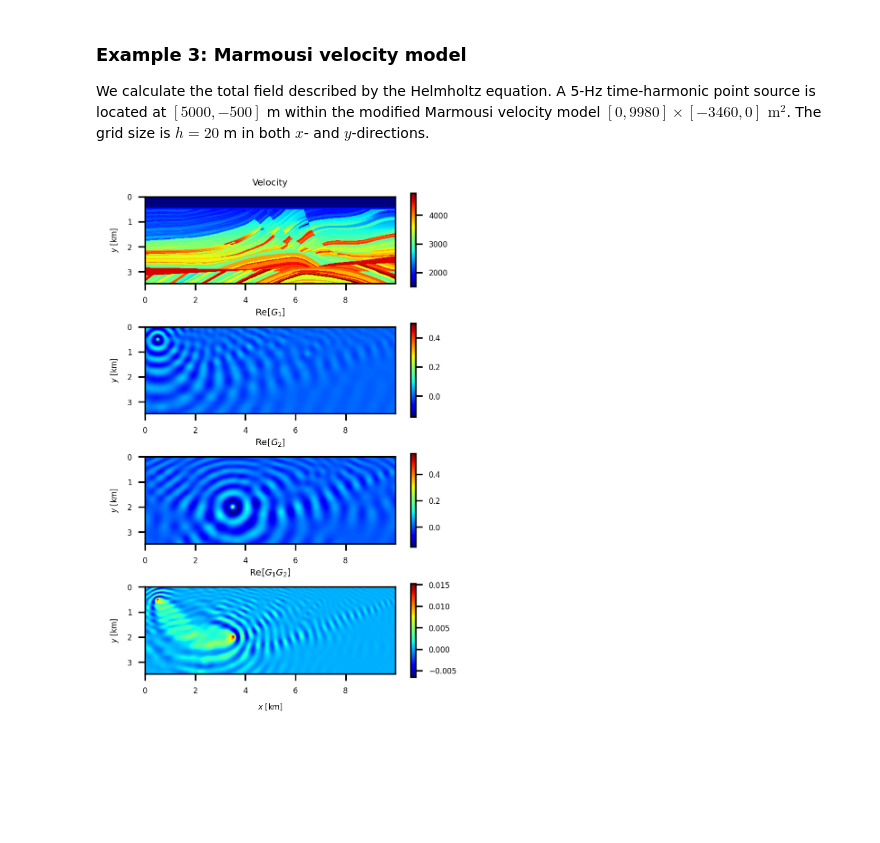
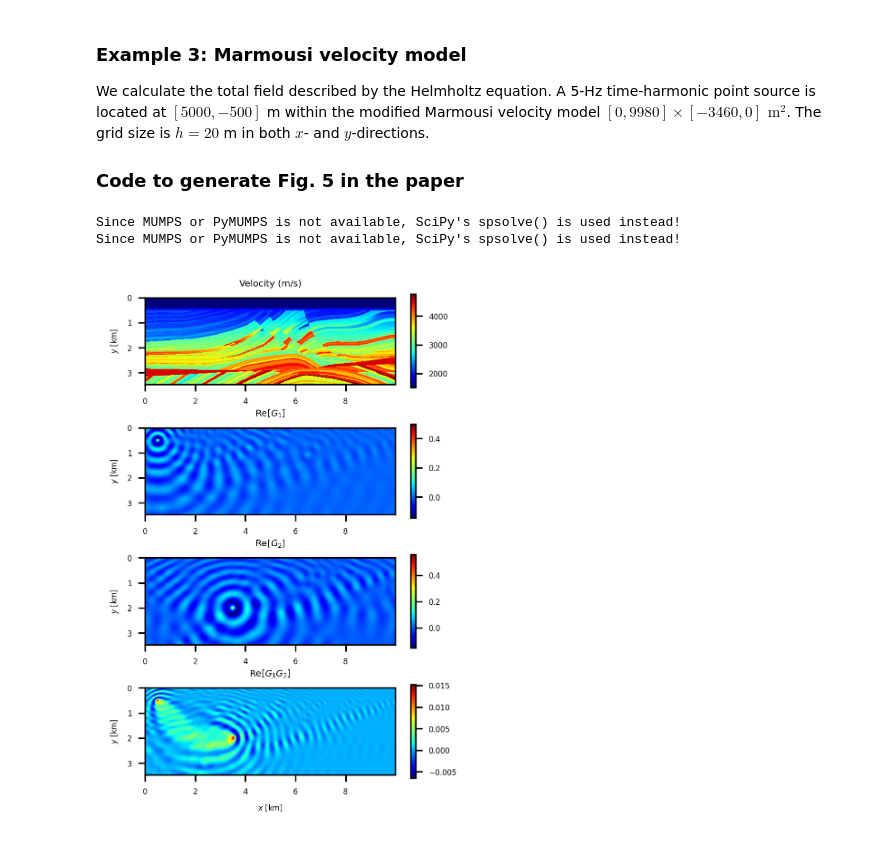
Before and after one commit to chaiwoot/PyHelmholtz, a Jupyter notebook: examples/example3.ipynb, the cells around one changed output. Drawn from its saved outputs; the diff is of its cells as text; code cells hidden in the pictures; blank space fills up the shorter version.

```diff
--- a/examples/example3.ipynb
+++ b/examples/example3.ipynb
@@ -2,28 +2,37 @@
 ### Example 3: Marmousi velocity model
 
 We calculate the total field described by the Helmholtz equation. A 5-Hz time-harmonic point source is located at $[5000, -500]$ m within the modified Marmousi velocity model $[0, 9980] \times [-3460, 0] \text{ m}^2$. The grid size is $h = 20$ m in both $x$- and $y$-directions.
+
+### Code to generate Fig. 5 in the paper
 # %%
 import numpy as np
 from matplotlib.pyplot import *
 import pyhelmholtz as ph
 
-h = 20.
-velocity = np.load("2d_marmousi_vp.npy")
-domain = ph.Domain(h=h, v=velocity, positive_downward=True)
+# load velocity model and define domain parameters
+velocity = np.load("marmousi.npy")
+domain = ph.Domain(h=20, v=velocity, positive_downward=True)
+
+# define the sources
 s1 = ph.PointSource(freq=5., xs=500, ys=500)
-hs1 = ph.HelmholtzSolver(domain=domain, source=s1, abm=ph.HEM2(n=10))
-hs1.solve()
-G1 = hs1.u
 s2 = ph.PointSource(freq=5., xs=3500, ys=2000)
-hs2 = ph.HelmholtzSolver(domain=domain, source=s2, abm=ph.HEM2(n=10))
-hs2.solve()
-G2 = hs2.u
+
+# create Helmholtz objects with 10-layer PML
+ho1 = ph.Helmholtz(domain=domain, source=s1, abm=ph.PML(n=10))
+ho2 = ph.Helmholtz(domain=domain, source=s2, abm=ph.PML(n=10))
+
+# solve the linear systems using MUMPS
+ho1.solve(solver="mumps"); G1 = ho1.u
+ho2.solve(solver="mumps"); G2 = ho2.u
+
 rcParams['font.size'] = 4
 figure(figsize=(2.7,4),dpi=300)
-subplot(411);hs1.viz(data="velocity", unit="km", xlabel=False)
-subplot(412);hs1.viz(data="solution", unit="km", title="Re[$G_1$]", xlabel=False)
-subplot(413);hs2.viz(data="solution", unit="km", title="Re[$G_2$]", xlabel=False)
-subplot(414);hs1.viz(data=G1*G2, unit="km", title="Re[$G_1G_2$]")
+subplot(411);ho1.viz(data="velocity", unit="km", title="Velocity (m/s)", xlabel=False)
+subplot(412);ho1.viz(data="solution", unit="km", title="Re[$G_1$]", xlabel=False)
+subplot(413);ho2.viz(data="solution", unit="km", title="Re[$G_2$]", xlabel=False)
+subplot(414);ho1.viz(data=G1*G2, unit="km", title="Re[$G_1G_2$]")
 gcf().tight_layout()
 # %% [output]
+Since MUMPS or PyMUMPS is not available, SciPy's spsolve() is used instead!
+Since MUMPS or PyMUMPS is not available, SciPy's spsolve() is used instead!
-[figure, old version]
+[figure, new version]
```
Also changed, not shown: 4 other files.
